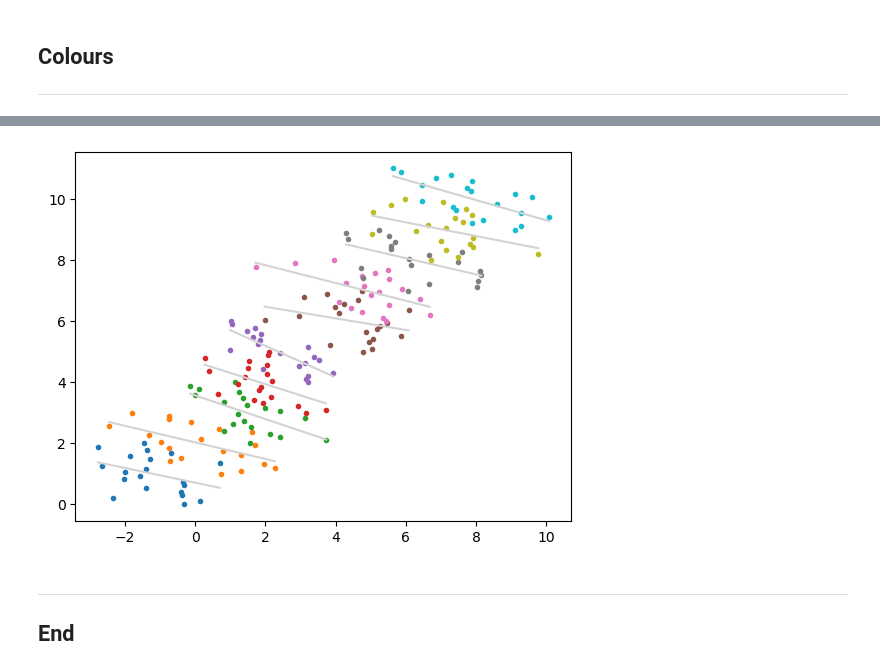
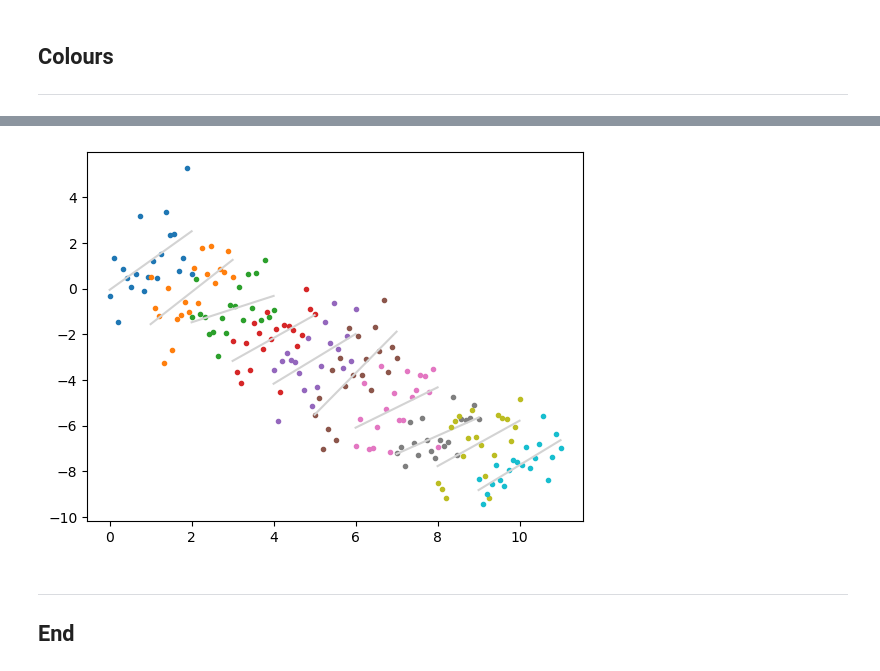
Before and after one commit to BridK02/fundata-assessment, a Jupyter notebook: Exercises/04-outliers.ipynb, the cells around one changed output, grey strips where cells are left out. Drawn from its saved outputs; the diff is of its cells as text; code cells hidden in the pictures.

```diff
--- a/Exercises/04-outliers.ipynb
+++ b/Exercises/04-outliers.ipynb
@@ -240,9 +278,0 @@ plt.plot(x, y, '.');
-# %%
-# Best fit line slope and y intercept.
-m, c = np.polyfit(x, y, 1)
-# %%
-
-# Create a steadily increasing x range for plotting.
-xbestfit = np.linspace(x.min(), x.max(), 1000)
-# Create corresponding y values form best fit line.
-ybestfit = m * xbestfit + c
@@ -257,4 +278,0 @@ plt.plot(xbestfit, ybestfit);
-# %%
-# Plot the same points, but now with a different colour for each range.
-for i in range(len(xs)):
-    plt.plot(xs[i], ys[i],'.' )
@@ -263,19 +279,30 @@ for i in range(len(xs)):
 # %%
+#https://www.educba.com/numpy-inverse/
+#https://www.geeksforgeeks.org/how-to-inverse-a-matrix-using-numpy/
+#https://www.geeksforgeeks.org/numpy-invert-in-python/
+xs = np.array([np.linspace(i, i + 2.0, 20) for i in range(10)])
+
+# Create a corresponding series of y vectors.
+ys = np.array([-1.0 * xs[i] + 2 * i for i in range(len(xs))])
+
+# Add some noise.
+ys = ys + np.random.normal(0.0, 1.0, ys.shape)
+
 
 # Same plot but with best fit lines for each category.
 for i in range(len(xs)):
-    # Plot this category.
-    plt.plot(xs[i], ys[i], '.')
+    # Plot this category multiplying by -1 to given the inverse
+    plt.plot(xs[i], ys[i]*-1, '.')
     # Fit line to category.
     m, c = np.polyfit(xs[i], ys[i], 1)
     # Create steadily increasing x range for plot.
     xbestfit = np.linspace(xs[i].min(), xs[i].max(), 50)
     # Corresponding y values based on best fit line.
     ybestfit = m * xbestfit + c
     # Plot best fit line for category.
-    plt.plot(xbestfit, ybestfit, color='lightgrey');
+    plt.plot(xbestfit, ybestfit*-1, color='lightgrey');
 # %% [output]
-[figure, old version]
+[figure, new version]
 # %% [markdown]
 ***
 
```
Also changed, not shown: parts of 17 cells of this notebook, 4 other files.
